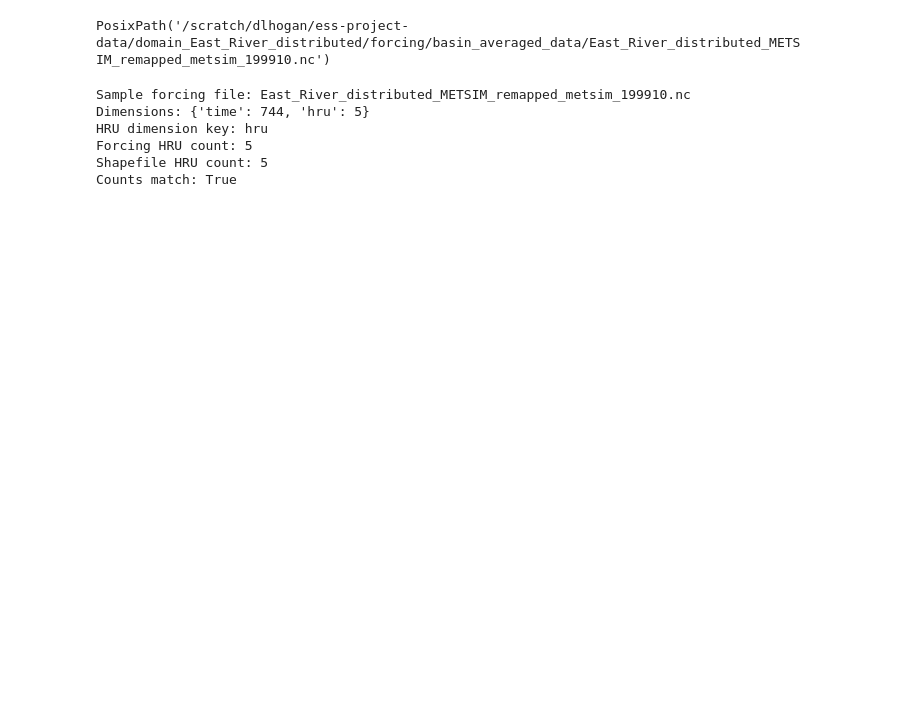
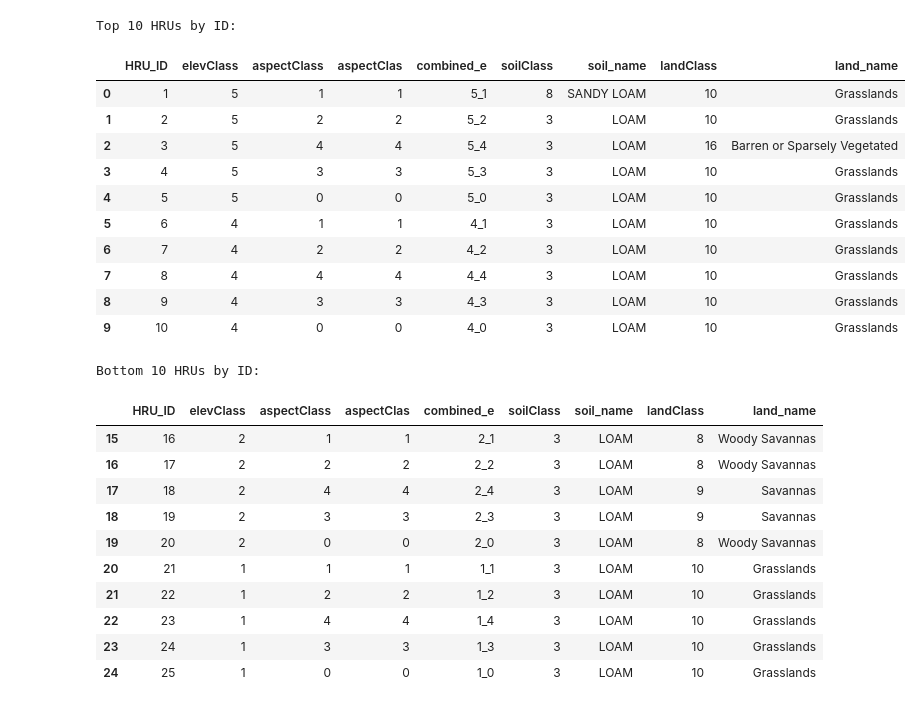
Before and after one commit to dlhogan97/CONFLUENCE-uwmtnhydro, a Jupyter notebook: ess-project/modeling/04-distributed/HRU_Quicklook_Elevation_Soil_Landclass.ipynb, the cells around one changed output. Saved outputs shown, nothing was run; the diff lists cells and outputs as text; code cells hidden in the pictures; blank space fills up the shorter version.

```diff
--- a/ess-project/modeling/04-distributed/HRU_Quicklook_Elevation_Soil_Landclass.ipynb
+++ b/ess-project/modeling/04-distributed/HRU_Quicklook_Elevation_Soil_Landclass.ipynb
@@ -531,40 +421,40 @@ if 'vegTypeIndex' in plot_gdf.columns:
-# %%
-# Optional forcing sanity check: confirm basin-averaged forcing has one series per HRU.
-forcing_dir = project_dir / 'forcing' / 'basin_averaged_data'
-forcing_tag = str(cfg.get('FORCING_PRODUCT_TAG', '')).strip()
-forcing_dataset = str(cfg.get('FORCING_DATASET', 'METSIM'))
-prefix = f"{cfg['DOMAIN_NAME']}_{forcing_dataset}"
-
-forcing_files = sorted([p for p in forcing_dir.glob('*.nc') if p.name.startswith(prefix)])
-if forcing_tag:
-    forcing_files = [p for p in forcing_files if forcing_tag in p.name]
-forcing_files[0]
-# %% [output]
-PosixPath('/scratch/dlhogan/ess-project-data/domain_East_River_distributed/forcing/basin_averaged_data/East_River_distributed_METSIM_remapped_metsim_199910.nc')
-# %%
-
-if not forcing_files:
-    print(f'No forcing files found in {forcing_dir} with prefix={prefix} tag={forcing_tag!r}')
-else:
-    sample = forcing_files[0]
-    with xr.open_dataset(sample, decode_times=False) as ds:
-        hru_dim = None
-        for d in ['hru', 'HRU', 'nhru']:
-            if d in ds.dims:
-                hru_dim = d
-                break
-
-        print(f'Sample forcing file: {sample.name}')
-        print(f'Dimensions: {dict(ds.dims)}')
-        print(f'HRU dimension key: {hru_dim}')
-        if hru_dim:
-            print(f'Forcing HRU count: {int(ds.dims[hru_dim])}')
-            print(f'Shapefile HRU count: {len(plot_gdf)}')
-            print('Counts match:', int(ds.dims[hru_dim]) == len(plot_gdf))
-# %% [output]
-Sample forcing file: East_River_distributed_METSIM_remapped_metsim_199910.nc
-Dimensions: {'time': 744, 'hru': 5}
-HRU dimension key: hru
-Forcing HRU count: 5
-Shapefile HRU count: 5
-Counts match: True
+# %%
+# Compact table to verify ID ordering and translated classes.
+show_cols = ['HRU_ID']
+for c in ['elevClass', 'aspectClass', 'aspectClas', 'combined_e', 'soilClass', 'soil_name', 'landClass', 'land_name']:
+    if c in hru_gdf.columns and c not in show_cols:
+        show_cols.append(c)
+
+order_df = hru_gdf[show_cols].copy()
+order_df['HRU_ID'] = pd.to_numeric(order_df['HRU_ID'], errors='coerce').astype('Int64')
+order_df = order_df.sort_values('HRU_ID').reset_index(drop=True)
+
+print('Top 10 HRUs by ID:')
+display(order_df.head(10))
+print('Bottom 10 HRUs by ID:')
+display(order_df.tail(10))
+# %% [output]
+Top 10 HRUs by ID:
+|  | HRU_ID | elevClass | aspectClass | aspectClas | combined_e | soilClass | soil_name | landClass | land_name |
+| 0 | 1 | 5 | 1 | 1 | 5_1 | 8 | SANDY LOAM | 10 | Grasslands |
+| 1 | 2 | 5 | 2 | 2 | 5_2 | 3 | LOAM | 10 | Grasslands |
+| 2 | 3 | 5 | 4 | 4 | 5_4 | 3 | LOAM | 16 | Barren or Sparsely Vegetated |
+| 3 | 4 | 5 | 3 | 3 | 5_3 | 3 | LOAM | 10 | Grasslands |
+| 4 | 5 | 5 | 0 | 0 | 5_0 | 3 | LOAM | 10 | Grasslands |
+| 5 | 6 | 4 | 1 | 1 | 4_1 | 3 | LOAM | 10 | Grasslands |
+| 6 | 7 | 4 | 2 | 2 | 4_2 | 3 | LOAM | 10 | Grasslands |
+| 7 | 8 | 4 | 4 | 4 | 4_4 | 3 | LOAM | 10 | Grasslands |
+| 8 | 9 | 4 | 3 | 3 | 4_3 | 3 | LOAM | 10 | Grasslands |
+| 9 | 10 | 4 | 0 | 0 | 4_0 | 3 | LOAM | 10 | Grasslands |
+Bottom 10 HRUs by ID:
+|  | HRU_ID | elevClass | aspectClass | aspectClas | combined_e | soilClass | soil_name | landClass | land_name |
+| 15 | 16 | 2 | 1 | 1 | 2_1 | 3 | LOAM | 8 | Woody Savannas |
+| 16 | 17 | 2 | 2 | 2 | 2_2 | 3 | LOAM | 8 | Woody Savannas |
+| 17 | 18 | 2 | 4 | 4 | 2_4 | 3 | LOAM | 9 | Savannas |
+| 18 | 19 | 2 | 3 | 3 | 2_3 | 3 | LOAM | 9 | Savannas |
+| 19 | 20 | 2 | 0 | 0 | 2_0 | 3 | LOAM | 8 | Woody Savannas |
+| 20 | 21 | 1 | 1 | 1 | 1_1 | 3 | LOAM | 10 | Grasslands |
+| 21 | 22 | 1 | 2 | 2 | 1_2 | 3 | LOAM | 10 | Grasslands |
+| 22 | 23 | 1 | 4 | 4 | 1_4 | 3 | LOAM | 10 | Grasslands |
+| 23 | 24 | 1 | 3 | 3 | 1_3 | 3 | LOAM | 10 | Grasslands |
+| 24 | 25 | 1 | 0 | 0 | 1_0 | 3 | LOAM | 10 | Grasslands |
```
Also changed, not shown: parts of 10 cells of this notebook, 9 other files.
